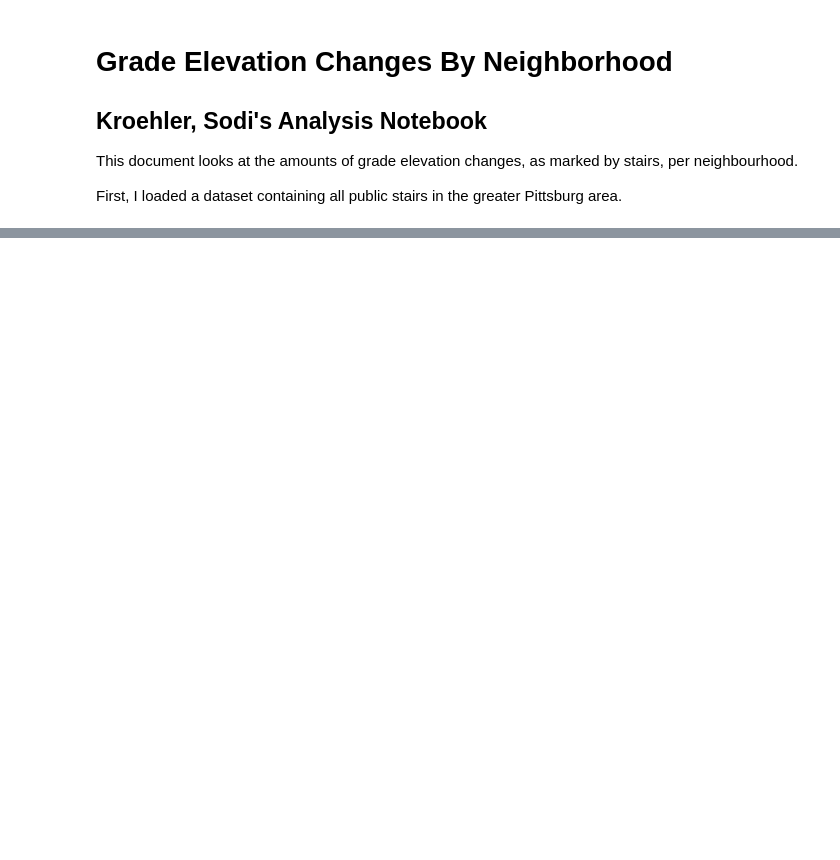
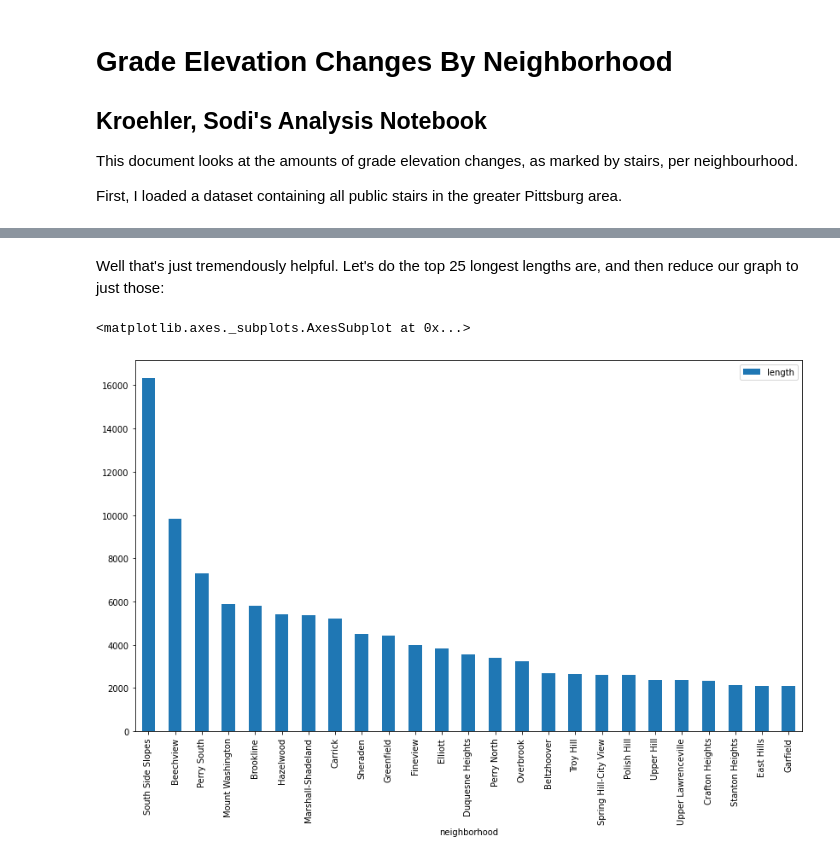
Before and after one commit to SodiKroehler/CS0010_Final_Project, a Jupyter notebook: SK_PersonalNotebook.ipynb, the cells around one changed output, grey strips where cells are left out. Saved outputs shown, nothing was run; the diff lists cells and outputs as text; code cells hidden in the pictures; blank space fills up the shorter version.

```diff
--- a/SK_PersonalNotebook.ipynb
+++ b/SK_PersonalNotebook.ipynb
@@ -65,0 +51,8 @@ stairs_by_length.plot(kind='scatter', x="hood", y = "length")
+# %% [markdown]
+Well that's just tremendously helpful. Let's do the top 25 longest lengths are, and then reduce our graph to just those:
+# %%
+top_five = stairs_by_length.sort_values(by = "length", ascending = False)[0:25]
+top_five.plot(kind = "bar", figsize=(14,8))
+# %% [output]
+<matplotlib.axes._subplots.AxesSubplot at 0x...>
+[figure, added]
```
Also changed, not shown: parts of 11 cells of this notebook, 1 other file.
